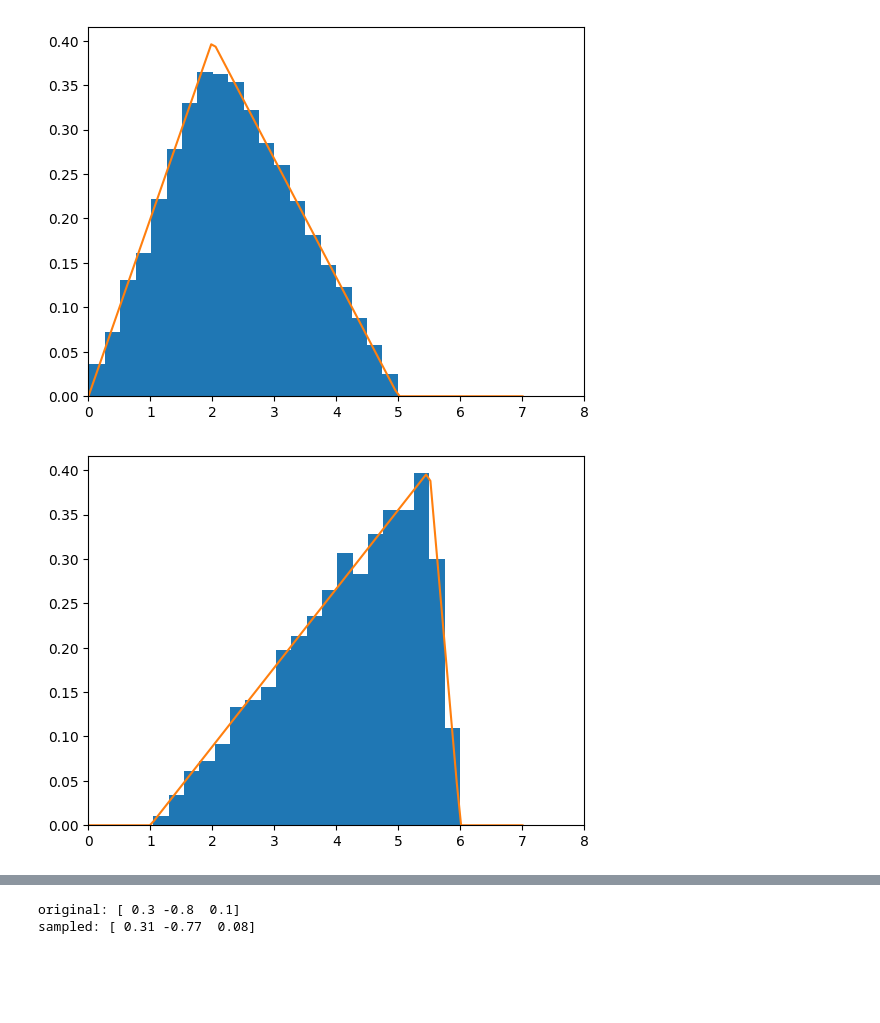
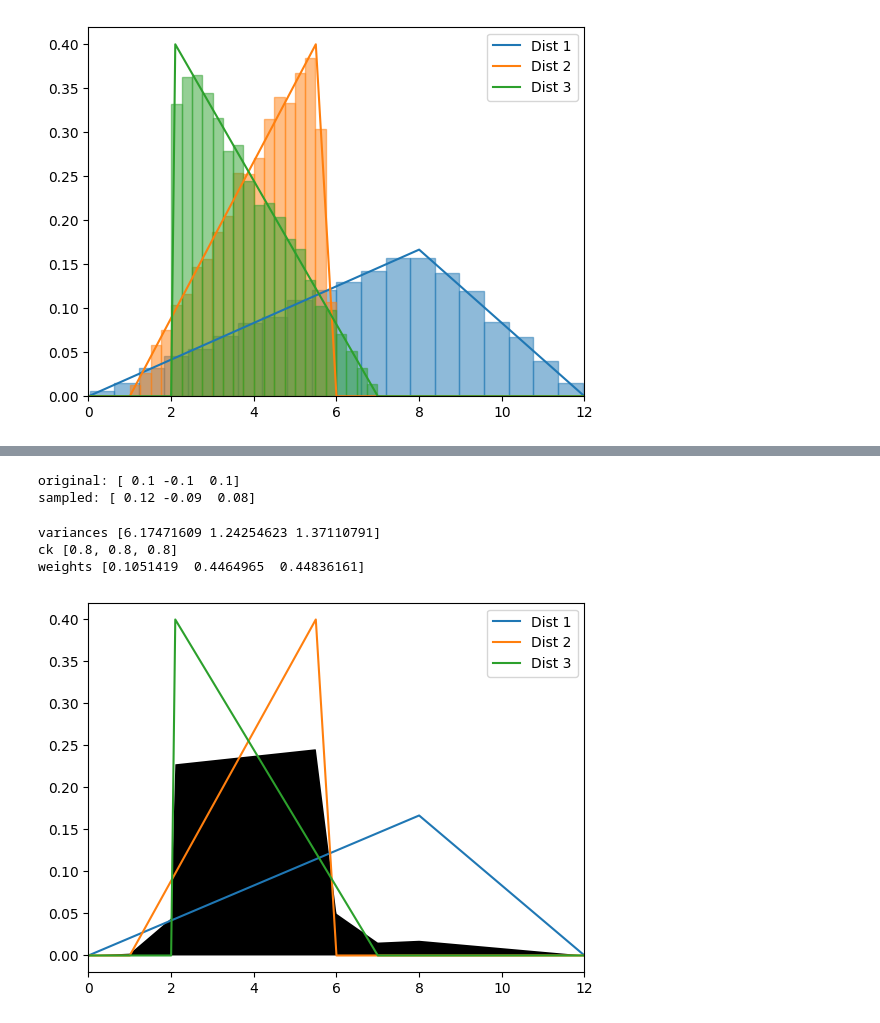
Before and after one commit to a-gis-001/a-gis, a Jupyter notebook: notebooks/stats.ipynb, the cells around one changed output, grey strips where cells are left out. Drawn from its saved outputs; the diff is of its cells as text; code cells hidden in the pictures; blank space fills up the shorter version.

Commit message:
Add distribution mixture

```diff
--- a/notebooks/stats.ipynb
+++ b/notebooks/stats.ipynb
@@ -3,27 +3,18 @@ import A_GIS.Math
 # %%
 # Construct marginal distributions.
-t1=A_GIS.Math.Statistics.Distribution.Triangular.new(low=0,mode=2,high=5)
+t1=A_GIS.Math.Statistics.Distribution.Triangular.new(low=0,mode=8,high=12)
 t2=A_GIS.Math.Statistics.Distribution.Triangular.new(low=1,mode=5.5,high=6)
 t3=A_GIS.Math.Statistics.Distribution.Triangular.new(low=2,mode=2.1,high=7)
 m = [t1,t2,t3]
 
 # Construct correlation matrix.
-c = A_GIS.Math.Statistics.CorrelationMatrix.new(size=3,values=[0.3,-0.8,0.1])
+c = A_GIS.Math.Statistics.CorrelationMatrix.new(size=3,values=[0.1,-0.1,0.1])
 
 # Get realizations.
 nr=10000
 r = A_GIS.Math.Statistics.Distribution.sample(marginals=m,correlation=c,size=nr)
 
-import numpy as np
-import matplotlib.pyplot as plt
-i=0
-b=np.linspace(0.0,7.0,100)
-for s in r.T:
-    plt.hist(s,bins=20,density=True)
-    plt.plot(b,[m[i].pdf(a) for a in b])
-    plt.xlim([0,8])
-    i+=1
-    plt.show()
+# Plot realizations.
+ax = A_GIS.Math.Statistics.Distribution.plot(distributions=m,realizations=r)
 # %% [output]
-[figure, old version]
+[figure, new version]
-[figure, removed]
@@ -31,7 +21,26 @@ for s in r.T:
 # %%
+import numpy
 cs=A_GIS.Math.Statistics.CorrelationMatrix.from_samples(realizations=r)
-print('original:',np.round(c.values,2))
-print('sampled:',np.round(cs.values,2))
+print('original:',numpy.round(c.values,2))
+print('sampled:',numpy.round(cs.values,2))
 # %% [output]
-original: [ 0.3 -0.8  0.1]
-sampled: [ 0.31 -0.77  0.08]
+original: [ 0.1 -0.1  0.1]
+sampled: [ 0.12 -0.09  0.08]
+# %%
+v = numpy.var(r,axis=0)
+ck = [0.8,0.8,0.8]
+weights = A_GIS.Math.Statistics.Distribution.Mixture.Weights.get(correlation_matrix=c,variances=v,multipliers=ck)
+print("variances",v)
+print("ck",ck)
+print("weights",weights)
+x,y = A_GIS.Math.Statistics.Distribution.Mixture.get(distributions=m,weights=weights,bins=1000)
+
+import matplotlib.pyplot as plt
+ax = A_GIS.Math.Statistics.Distribution.plot(distributions=m)
+ax.fill(x,y,'k')
+plt.show()
+# %% [output]
+variances [6.17471609 1.24254623 1.37110791]
+ck [0.8, 0.8, 0.8]
+weights [0.1051419  0.4464965  0.44836161]
+[figure, added]
```
Also changed, not shown: parts of 2 cells of this notebook, 9 other files.
